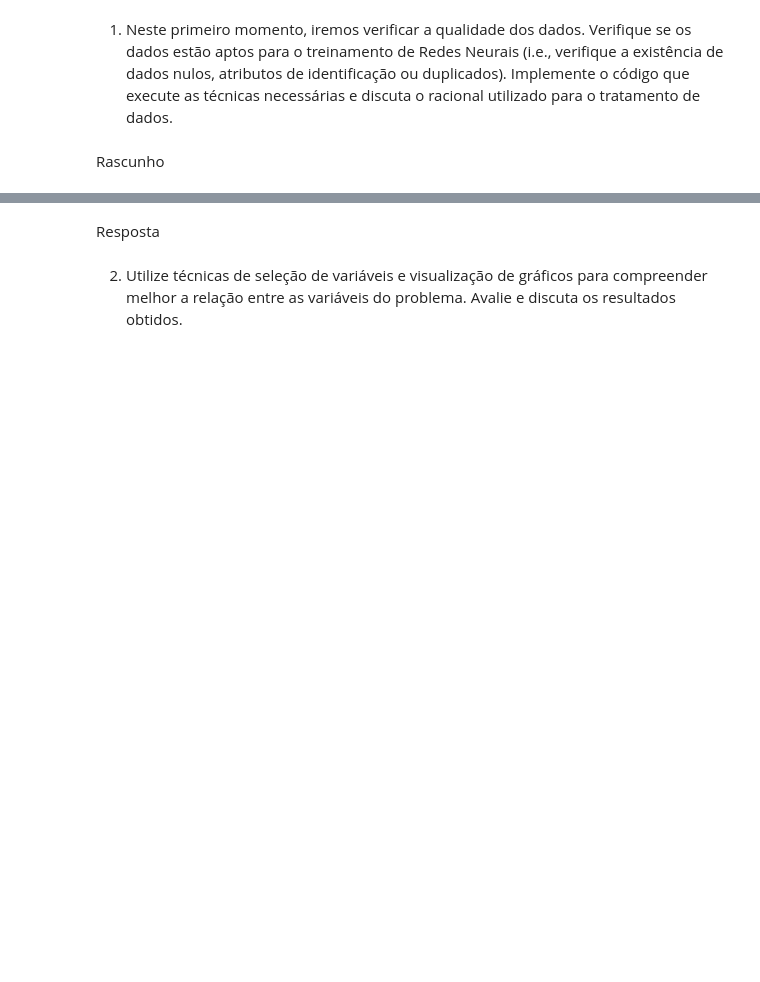
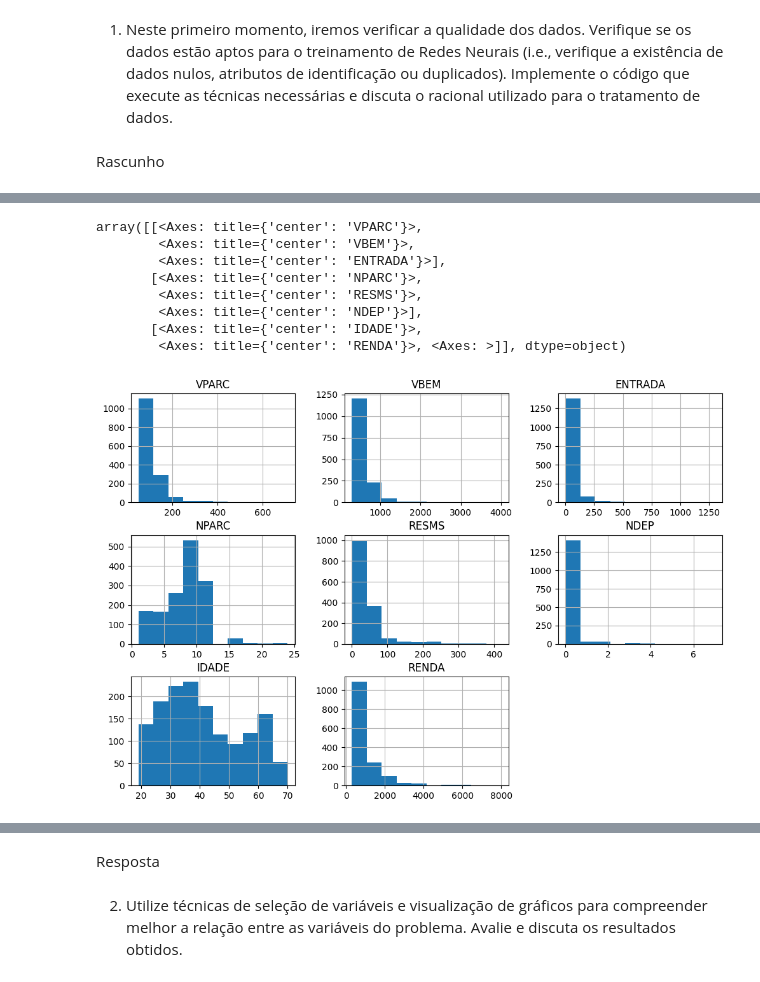
Before and after one commit to Diego-Vasquez/ALGORITMOS_Y_ESTRUCTURA_DE_DATOS, a Jupyter notebook: pos_grad/lista 1/lista_1.ipynb, the cells around one changed output, grey strips where cells are left out. Saved outputs shown, nothing was run; the diff lists cells and outputs as text; code cells hidden in the pictures; blank space fills up the shorter version.

```diff
--- a/pos_grad/lista 1/lista_1.ipynb
+++ b/pos_grad/lista 1/lista_1.ipynb
@@ -282,0 +318,3 @@ Rascunho
+# %%
+var_cat = ['ESTC', 'TIPOR', 'TEL']
+var_num = list(set(dataset.columns) - set(var_cat) - set(['target']))
@@ -282,0 +357,12 @@ Rascunho
+# %%
+dataset[var_num].hist(figsize=(12, 8))
+# %% [output]
+array([[<Axes: title={'center': 'VPARC'}>,
+        <Axes: title={'center': 'VBEM'}>,
+        <Axes: title={'center': 'ENTRADA'}>],
+       [<Axes: title={'center': 'NPARC'}>,
+        <Axes: title={'center': 'RESMS'}>,
+        <Axes: title={'center': 'NDEP'}>],
+       [<Axes: title={'center': 'IDADE'}>,
+        <Axes: title={'center': 'RENDA'}>, <Axes: >]], dtype=object)
+[figure, added]
```
Also changed, not shown: parts of 11 cells of this notebook.
